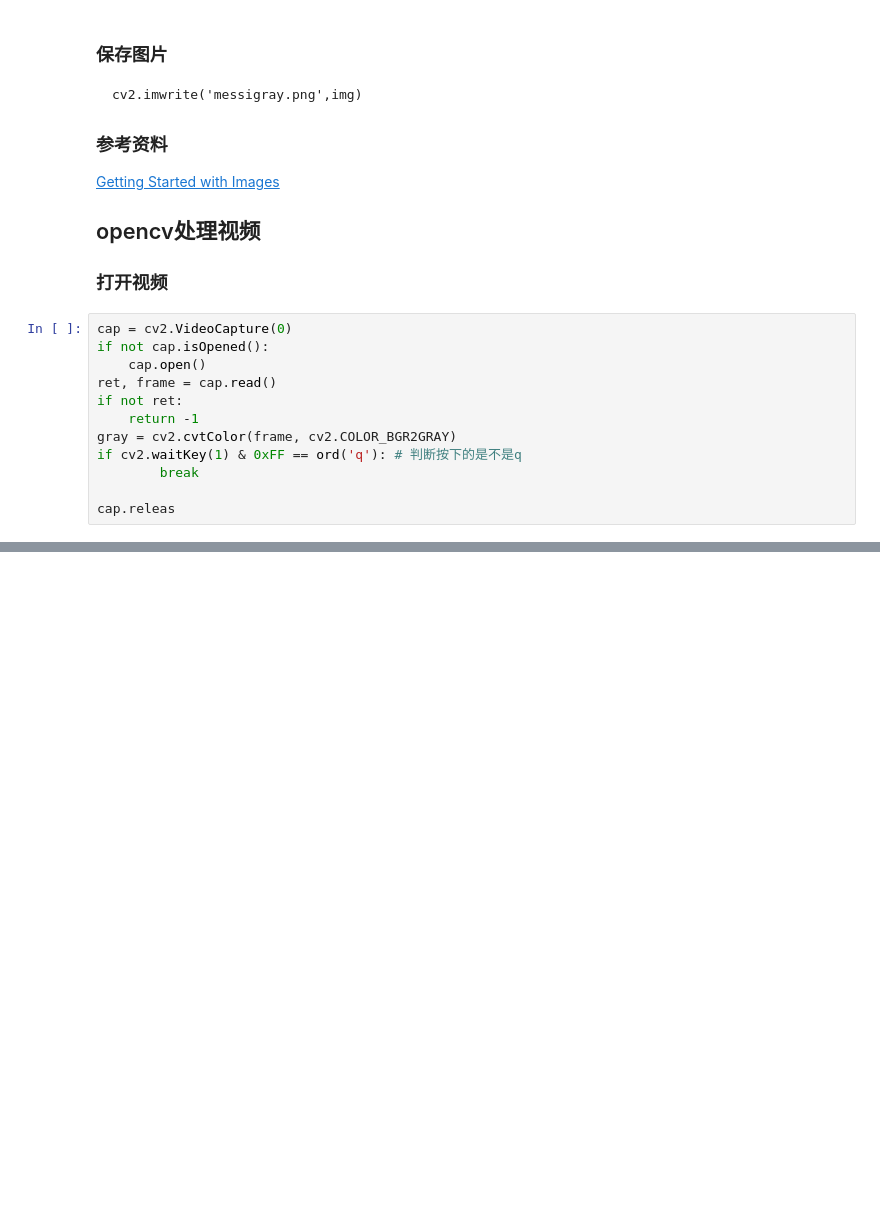
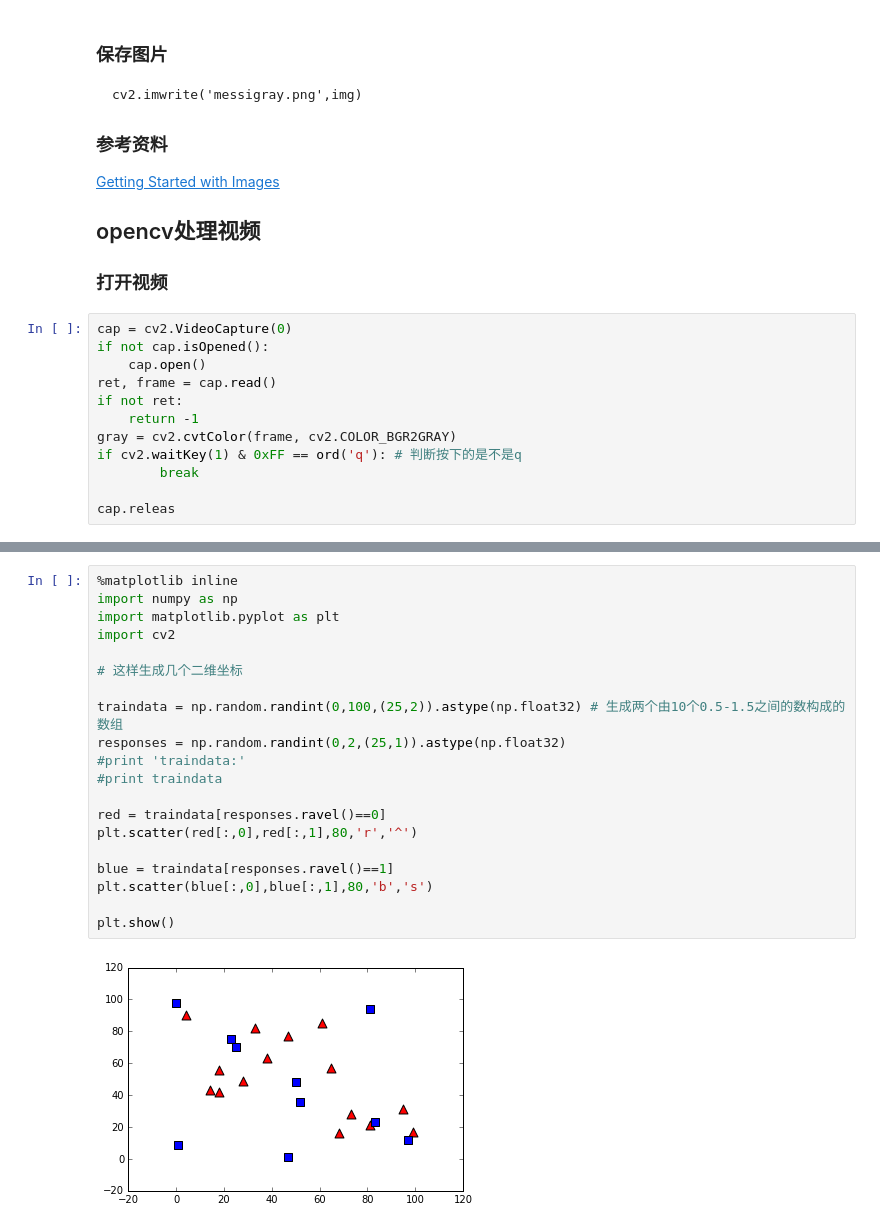
Before and after one commit to DragonFive/python_cv_AI_ML, a Jupyter notebook: cv_python/opencv-python.ipynb, the cells around one changed output, grey strips where cells are left out. Drawn from its saved outputs; the diff is of its cells as text; blank space fills up the shorter version.

```diff
--- a/cv_python/opencv-python.ipynb
+++ b/cv_python/opencv-python.ipynb
@@ -152,0 +194,22 @@ VideoWriter第二个参数是视频格式fourcc,第三个参数是fps,第四个
+# %%
+%matplotlib inline
+import numpy as np
+import matplotlib.pyplot as plt
+import cv2
+
+# 这样生成几个二维坐标
+
+traindata = np.random.randint(0,100,(25,2)).astype(np.float32) # 生成两个由10个0.5-1.5之间的数构成的数组
+responses = np.random.randint(0,2,(25,1)).astype(np.float32)
+#print 'traindata:'
+#print traindata
+
+red = traindata[responses.ravel()==0]
+plt.scatter(red[:,0],red[:,1],80,'r','^')
+
+blue = traindata[responses.ravel()==1]
+plt.scatter(blue[:,0],blue[:,1],80,'b','s')
+
+plt.show()
+# %% [output]
+[figure, added]
```
Also changed, not shown: parts of 5 cells of this notebook.
